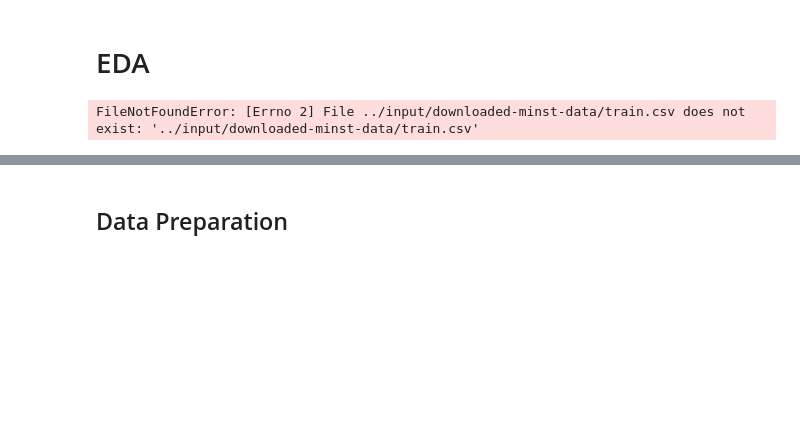
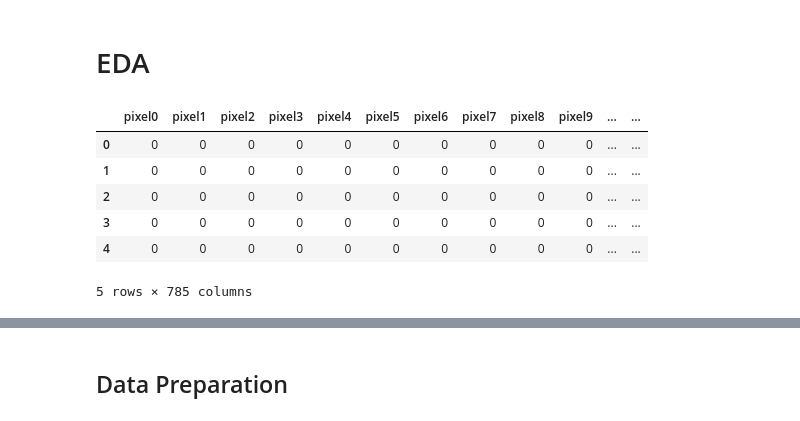
Before and after one commit to shyroserazwani/Northwestern-422, a Jupyter notebook: msds-458-ai-as1-digit-recognizer.ipynb, the cells around one changed output, grey strips where cells are left out. Saved outputs shown, nothing was run; the diff lists cells and outputs as text; code cells hidden in the pictures; blank space fills up the shorter version.

```diff
--- a/msds-458-ai-as1-digit-recognizer.ipynb
+++ b/msds-458-ai-as1-digit-recognizer.ipynb
@@ -30,10 +30,16 @@ Loading BokehJS ...
 # %% [markdown]
 # EDA
 # %%
-train = pd.read_csv('C:\Users\User\Desktop\Northwestern\458-Artificial Intelligence and Deep Learning\Assignments',index_col=0)
+train = pd.read_csv('../input/downloaded-minst-data/train.csv',index_col=0)
 train.head(5)
 # %% [output]
+|  | pixel0 | pixel1 | pixel2 | pixel3 | pixel4 | pixel5 | pixel6 | pixel7 | pixel8 | pixel9 | ... | ... |
+| 0 | 0 | 0 | 0 | 0 | 0 | 0 | 0 | 0 | 0 | 0 | ... | ... |
+| 1 | 0 | 0 | 0 | 0 | 0 | 0 | 0 | 0 | 0 | 0 | ... | ... |
+| 2 | 0 | 0 | 0 | 0 | 0 | 0 | 0 | 0 | 0 | 0 | ... | ... |
+| 3 | 0 | 0 | 0 | 0 | 0 | 0 | 0 | 0 | 0 | 0 | ... | ... |
+| 4 | 0 | 0 | 0 | 0 | 0 | 0 | 0 | 0 | 0 | 0 | ... | ... |
-FileNotFoundError: [Errno 2] File ../input/downloaded-minst-data/train.csv does not exist: '../input/downloaded-minst-data/train.csv'
+5 rows × 785 columns
 # %%
 test = pd.read_csv('../input/downloaded-minst-data/test.csv',index_col=0)
 test.head(5)
```
Also changed, not shown: parts of 13 cells of this notebook.
